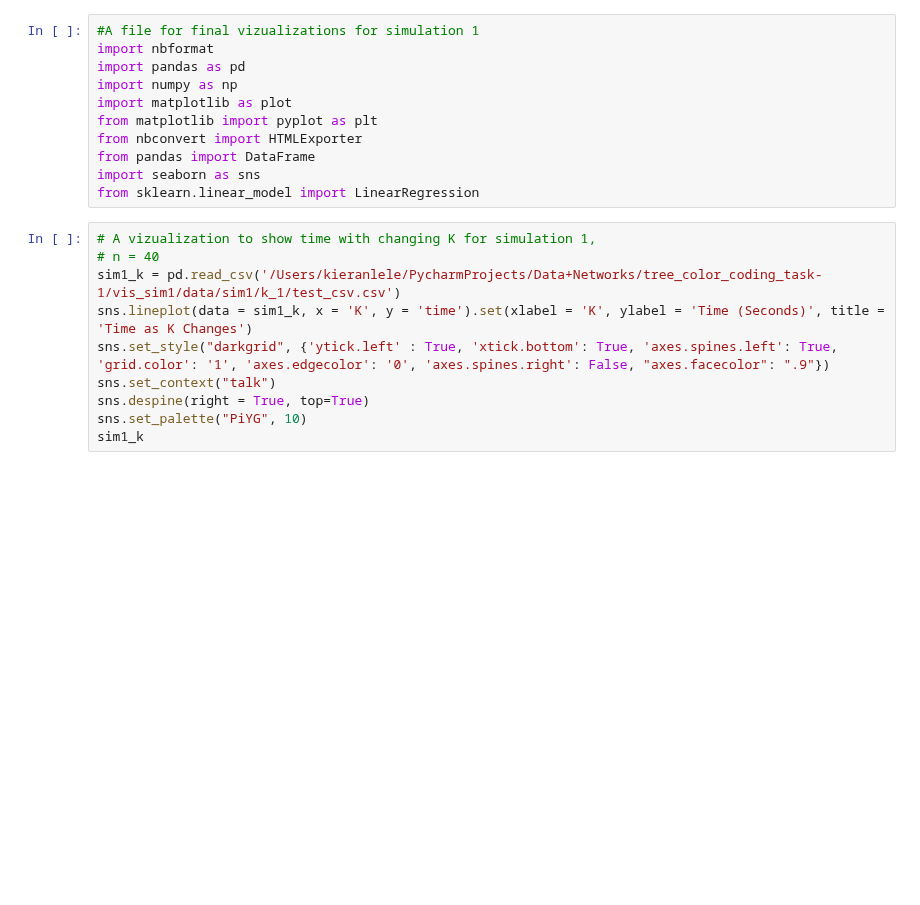
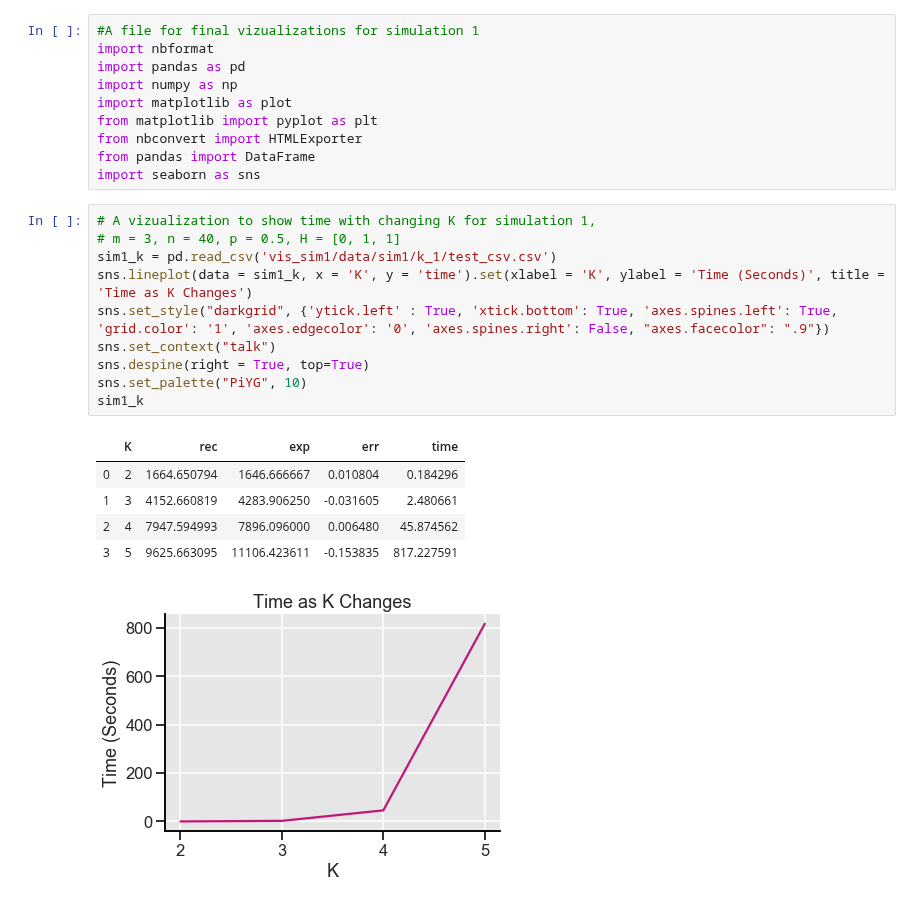
Before and after one commit to louishu17/tree_color_coding_task, a Jupyter notebook: Jupyter Vizualizations/sim1_viz.ipynb, the cells around one changed output. Saved outputs shown, nothing was run; the diff lists cells and outputs as text; blank space fills up the shorter version.

```diff
--- a/Jupyter Vizualizations/sim1_viz.ipynb
+++ b/Jupyter Vizualizations/sim1_viz.ipynb
@@ -8,16 +8,22 @@ from matplotlib import pyplot as plt
 from nbconvert import HTMLExporter
 from pandas import DataFrame
 import seaborn as sns
-from sklearn.linear_model import LinearRegression
 # %%
 # A vizualization to show time with changing K for simulation 1,
-# n = 40
-sim1_k = pd.read_csv('/Users/kieranlele/PycharmProjects/Data+Networks/tree_color_coding_task-1/vis_sim1/data/sim1/k_1/test_csv.csv')
+# m = 3, n = 40, p = 0.5, H = [0, 1, 1]
+sim1_k = pd.read_csv('vis_sim1/data/sim1/k_1/test_csv.csv')
 sns.lineplot(data = sim1_k, x = 'K', y = 'time').set(xlabel = 'K', ylabel = 'Time (Seconds)', title = 'Time as K Changes')
 sns.set_style("darkgrid", {'ytick.left' : True, 'xtick.bottom': True, 'axes.spines.left': True, 'grid.color': '1', 'axes.edgecolor': '0', 'axes.spines.right': False, "axes.facecolor": ".9"})
 sns.set_context("talk")
 sns.despine(right = True, top=True)
 sns.set_palette("PiYG", 10)
 sim1_k
+# %% [output]
+|  | K | rec | exp | err | time |
+| 0 | 2 | 1664.650794 | 1646.666667 | 0.010804 | 0.184296 |
+| 1 | 3 | 4152.660819 | 4283.906250 | -0.031605 | 2.480661 |
+| 2 | 4 | 7947.594993 | 7896.096000 | 0.006480 | 45.874562 |
+| 3 | 5 | 9625.663095 | 11106.423611 | -0.153835 | 817.227591 |
+[figure, added]
 # %%
 # A vizualization to show time with changing n for simulation 1
```
Also changed, not shown: parts of 6 cells of this notebook, 6 other files.
